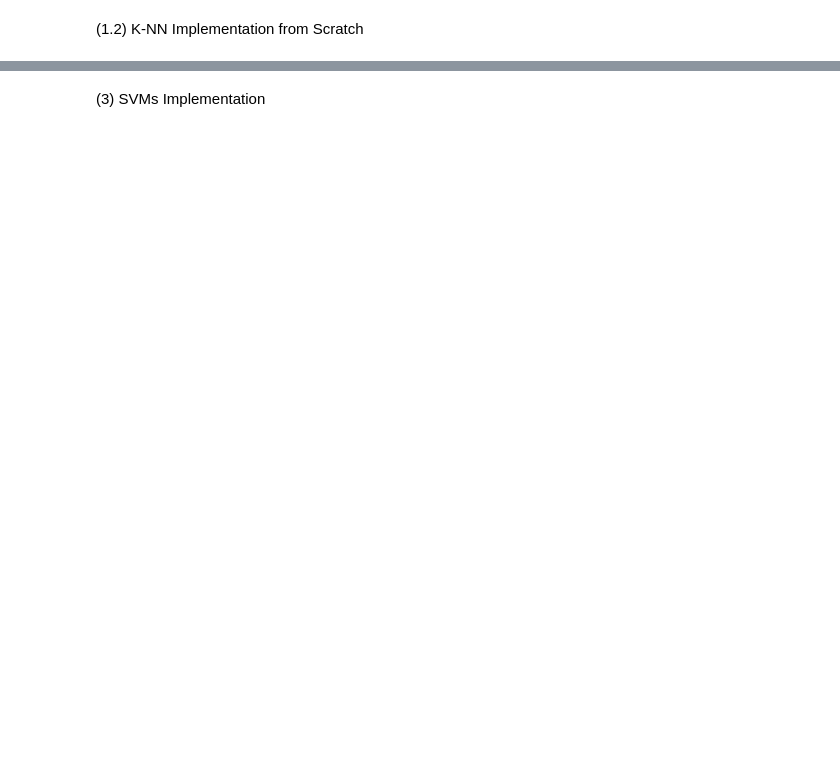
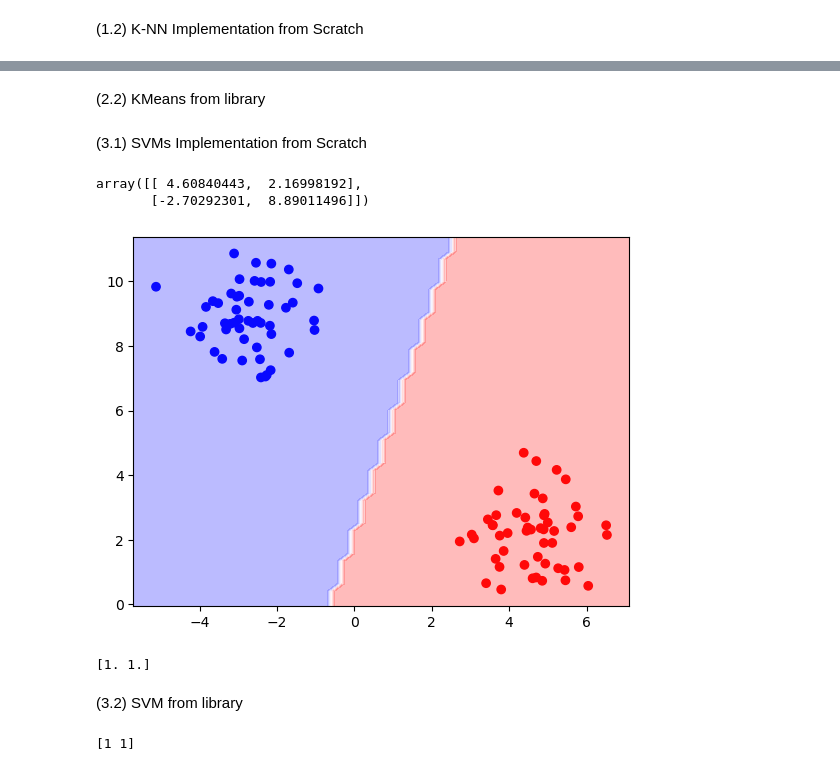
Before and after one commit to awawatin/ML-Playground, a Jupyter notebook: ML-Coding-Sheet.ipynb, the cells around one changed output, grey strips where cells are left out. Drawn from its saved outputs; the diff is of its cells as text; code cells hidden in the pictures; blank space fills up the shorter version.

```diff
--- a/ML-Coding-Sheet.ipynb
+++ b/ML-Coding-Sheet.ipynb
@@ -137,2 +138,13 @@ Final Centroids: [[-7.53170738 -6.191772  ]
+# %% [markdown]
+(2.2) KMeans from library
 # %% [markdown]
-(3) SVMs Implementation
+(3.1) SVMs Implementation from Scratch
+# %%
+from sklearn.cluster import KMeans
+kmeans = KMeans(n_clusters=2, random_state=0, n_init="auto")
+kmeans.fit(X)
+kmeans.labels_
+kmeans.cluster_centers_
+# %% [output]
+array([[ 4.60840443,  2.16998192],
+       [-2.70292301,  8.89011496]])
@@ -138,0 +193,35 @@ Final Centroids: [[-7.53170738 -6.191772  ]
+# %%
+def plot_decision_boundary(X, y, model):
+    plt.scatter(X[:, 0], X[:, 1], c=y, cmap='bwr')
+    ax = plt.gca()
+    xlim = ax.get_xlim()
+    ylim = ax.get_ylim()
+
+    xx, yy = np.meshgrid(np.linspace(xlim[0], xlim[1], 50), np.linspace(ylim[0], ylim[1], 50))
+    xy = np.vstack([xx.ravel(), yy.ravel()]).T
+    Z = model.predict(xy).reshape(xx.shape)
+
+    ax.contourf(xx, yy, Z, alpha=0.3, cmap='bwr')
+    plt.show()
+
+plot_decision_boundary(X, y, svm)
+
+new_samples = np.array([[0, 0], [4, 4]])
+predictions = svm.predict(new_samples)
+print(predictions)
+# %% [output]
+[figure, added]
+[1. 1.]
+# %% [markdown]
+(3.2) SVM from library
+# %%
+from sklearn.svm import SVC
+
+# Train SVM using Scikit-learn
+clf = SVC(kernel='linear')
+clf.fit(X, y)
+
+# Compare predictions
+print(clf.predict(new_samples))
+# %% [output]
+[1 1]
```
Also changed, not shown: parts of 5 cells of this notebook.
